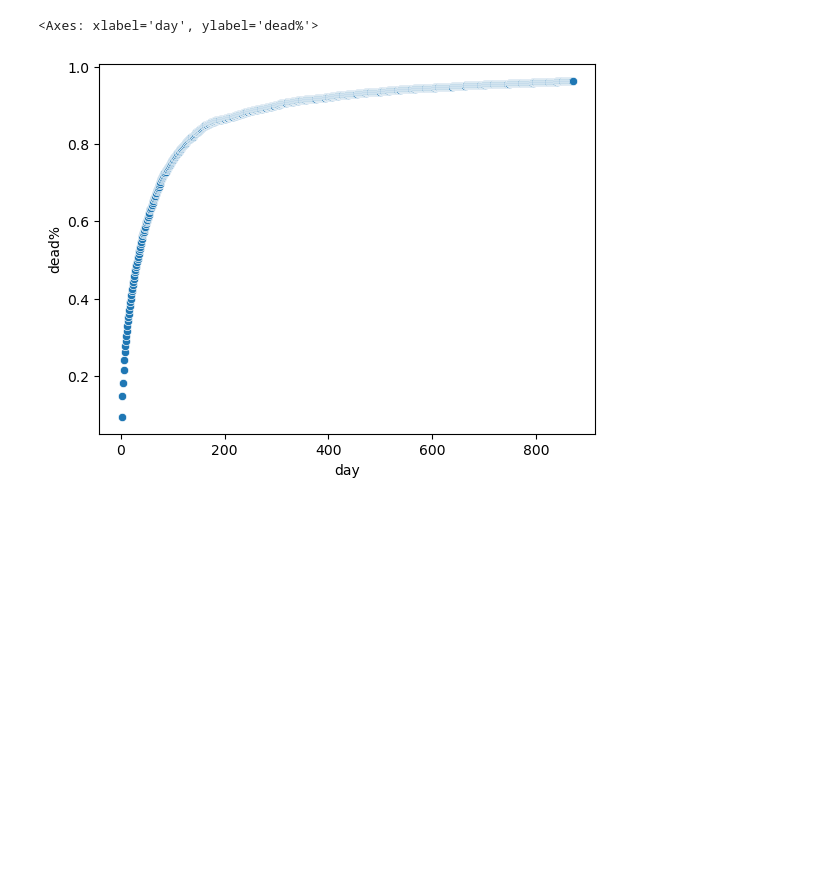
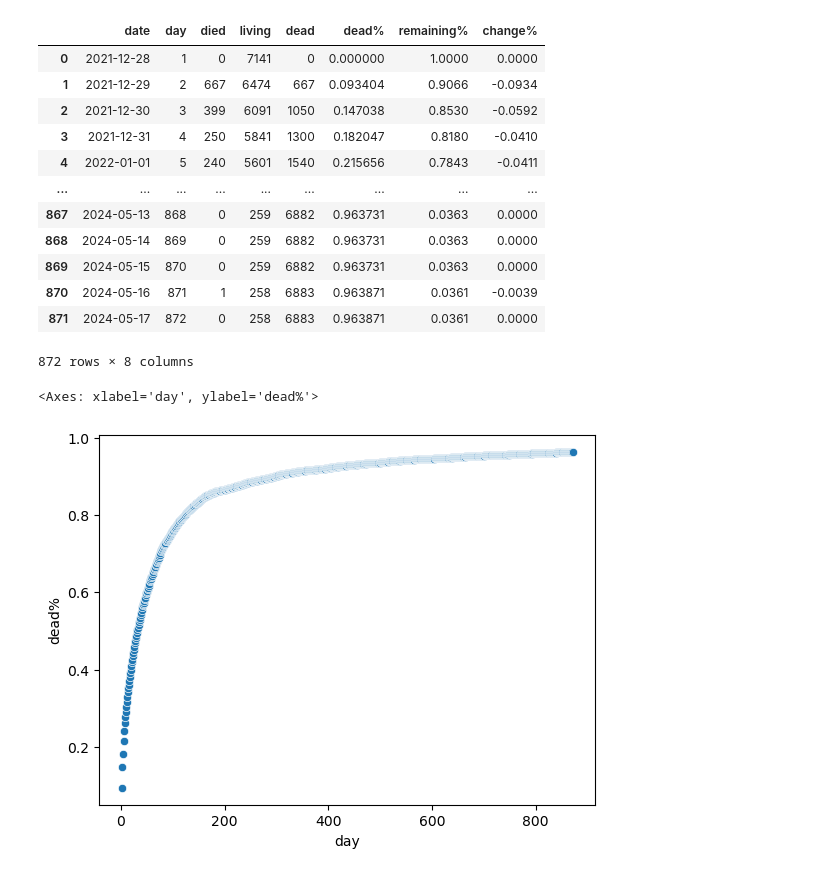
Before and after one commit to ksnikiforov/tontine-cash-analytics, a Jupyter notebook: analysis.ipynb, the cells around one changed output. Drawn from its saved outputs; the diff is of its cells as text; code cells hidden in the pictures; blank space fills up the shorter version.

```diff
--- a/analysis.ipynb
+++ b/analysis.ipynb
@@ -8,7 +8,24 @@ import arviz as az
 # %%
 df = pd.read_excel("data.xlsx")
 df.columns = ['date', 'day', 'died', 'living', 'dead', 'dead%', 'remaining%', 'change%']
+df['dead%'] = df['dead'] / 7141
 df['date'] = pd.to_datetime(df['date'])
+# %%
+df
+# %% [output]
+|  | date | day | died | living | dead | dead% | remaining% | change% |
+| 0 | 2021-12-28 | 1 | 0 | 7141 | 0 | 0.000000 | 1.0000 | 0.0000 |
+| 1 | 2021-12-29 | 2 | 667 | 6474 | 667 | 0.093404 | 0.9066 | -0.0934 |
+| 2 | 2021-12-30 | 3 | 399 | 6091 | 1050 | 0.147038 | 0.8530 | -0.0592 |
+| 3 | 2021-12-31 | 4 | 250 | 5841 | 1300 | 0.182047 | 0.8180 | -0.0410 |
+| 4 | 2022-01-01 | 5 | 240 | 5601 | 1540 | 0.215656 | 0.7843 | -0.0411 |
+| ... | ... | ... | ... | ... | ... | ... | ... | ... |
+| 867 | 2024-05-13 | 868 | 0 | 259 | 6882 | 0.963731 | 0.0363 | 0.0000 |
+| 868 | 2024-05-14 | 869 | 0 | 259 | 6882 | 0.963731 | 0.0363 | 0.0000 |
+| 869 | 2024-05-15 | 870 | 0 | 259 | 6882 | 0.963731 | 0.0363 | 0.0000 |
+| 870 | 2024-05-16 | 871 | 1 | 258 | 6883 | 0.963871 | 0.0361 | -0.0039 |
+| 871 | 2024-05-17 | 872 | 0 | 258 | 6883 | 0.963871 | 0.0361 | 0.0000 |
+872 rows × 8 columns
 # %%
 dft = df[(df['day'] > 1)]
 # %%
```
Also changed, not shown: parts of 9 cells of this notebook.
